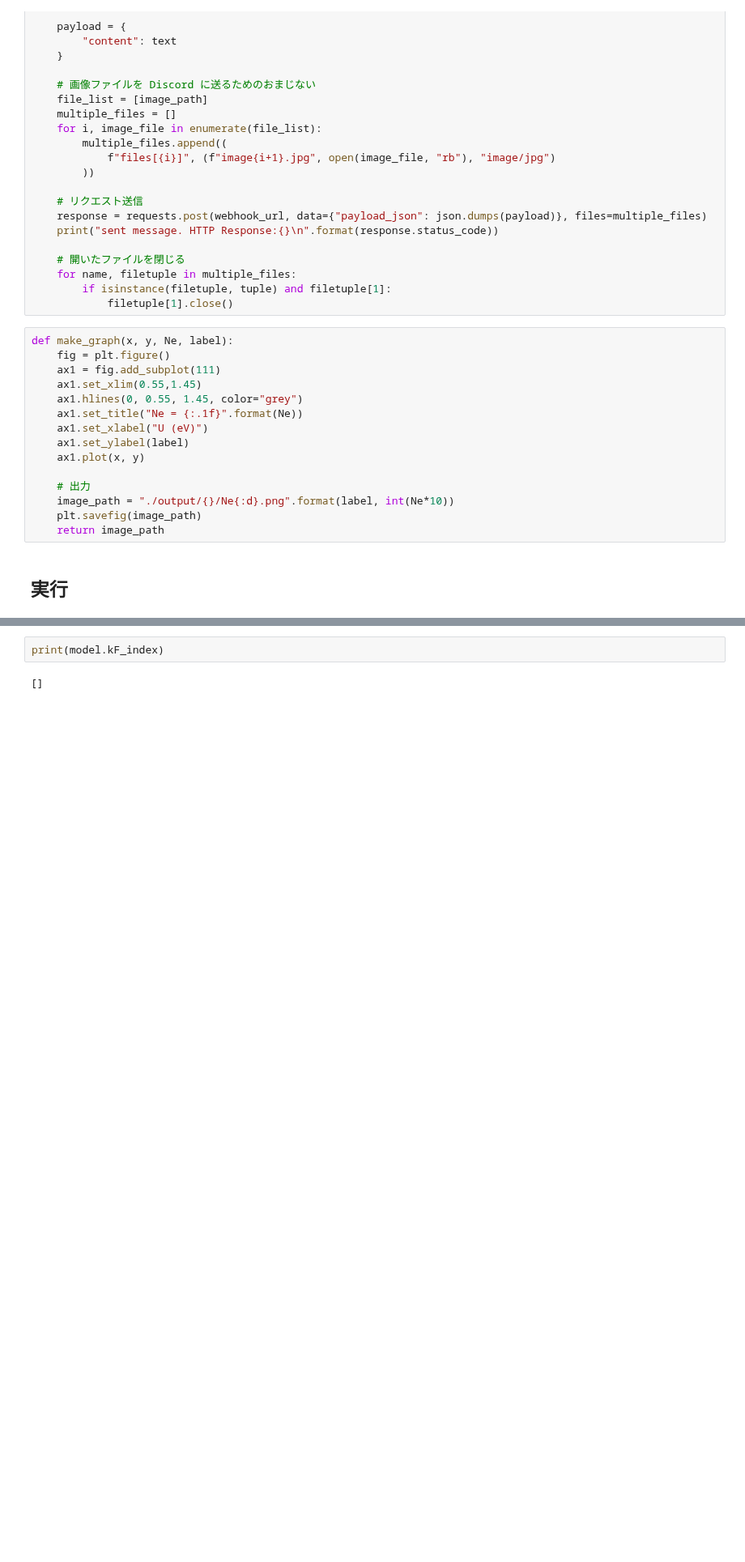
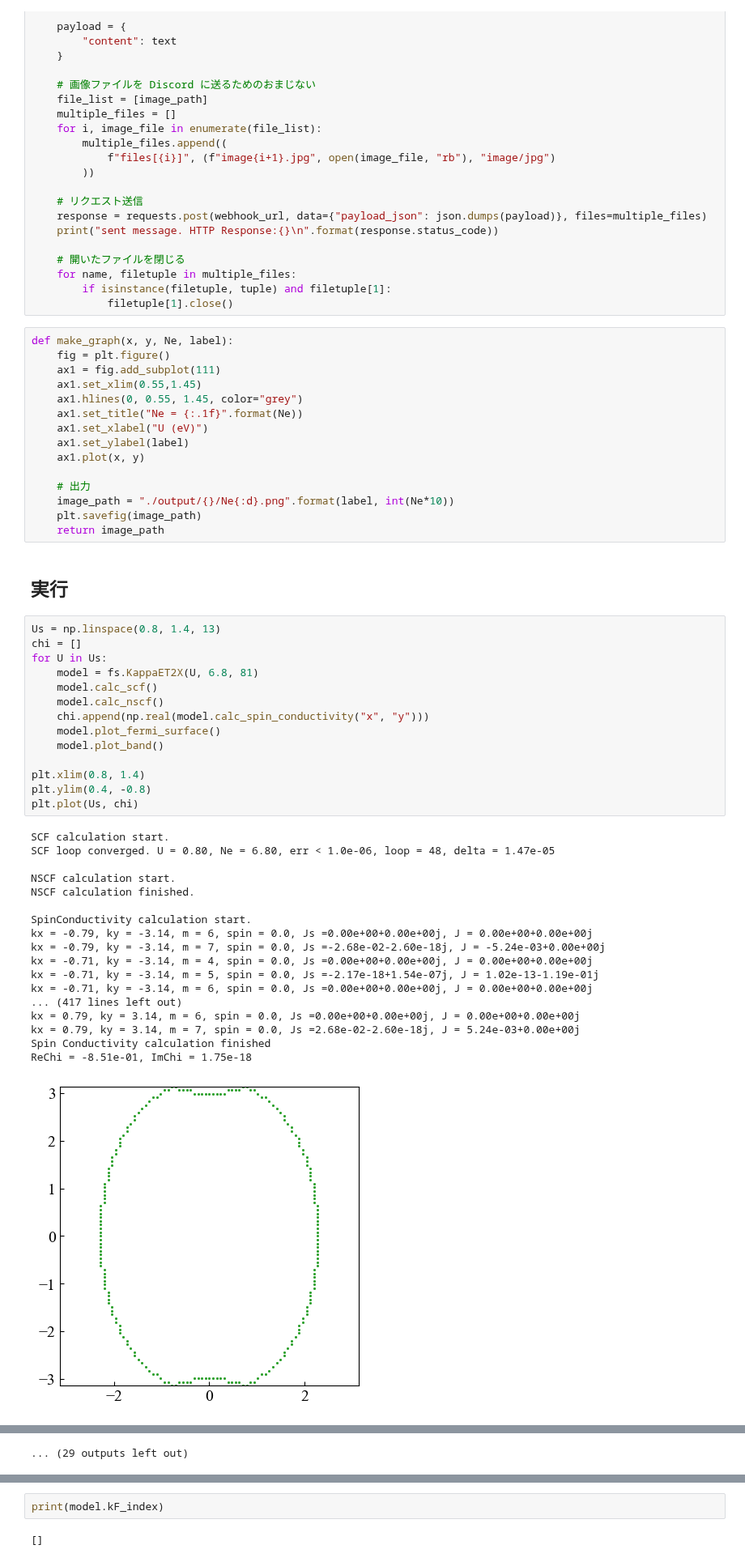
Before and after one commit to xiang-gong3944/----, a Jupyter notebook: 2024_09_25_AlterMagnet1/kappaET2_band_py.ipynb, the cells around one changed output, grey strips where cells are left out. Shown at 81% size. Cells and saved outputs as stored; diff of their text form; blank space fills up the shorter version.

```diff
--- a/2024_09_25_AlterMagnet1/kappaET2_band_py.ipynb
+++ b/2024_09_25_AlterMagnet1/kappaET2_band_py.ipynb
@@ -520,3 +523,36 @@ def make_graph(x, y, Ne, label):
     return image_path
 # %% [markdown]
 ## 実行
+# %%
+Us = np.linspace(0.8, 1.4, 13)
+chi = []
+for U in Us:
+    model = fs.KappaET2X(U, 6.8, 81)
+    model.calc_scf()
+    model.calc_nscf()
+    chi.append(np.real(model.calc_spin_conductivity("x", "y")))
+    model.plot_fermi_surface()
+    model.plot_band()
+
+plt.xlim(0.8, 1.4)
+plt.ylim(0.4, -0.8)
+plt.plot(Us, chi)
+# %% [output]
+SCF calculation start.
+SCF loop converged. U = 0.80, Ne = 6.80, err < 1.0e-06, loop = 48, delta = 1.47e-05
+
+NSCF calculation start.
+NSCF calculation finished.
+
+SpinConductivity calculation start.
+kx = -0.79, ky = -3.14, m = 6, spin = 0.0, Js =0.00e+00+0.00e+00j, J = 0.00e+00+0.00e+00j
+kx = -0.79, ky = -3.14, m = 7, spin = 0.0, Js =-2.68e-02-2.60e-18j, J = -5.24e-03+0.00e+00j
+kx = -0.71, ky = -3.14, m = 4, spin = 0.0, Js =0.00e+00+0.00e+00j, J = 0.00e+00+0.00e+00j
+kx = -0.71, ky = -3.14, m = 5, spin = 0.0, Js =-2.17e-18+1.54e-07j, J = 1.02e-13-1.19e-01j
+kx = -0.71, ky = -3.14, m = 6, spin = 0.0, Js =0.00e+00+0.00e+00j, J = 0.00e+00+0.00e+00j
+... (417 lines left out)
+kx = 0.79, ky = 3.14, m = 6, spin = 0.0, Js =0.00e+00+0.00e+00j, J = 0.00e+00+0.00e+00j
+kx = 0.79, ky = 3.14, m = 7, spin = 0.0, Js =2.68e-02-2.60e-18j, J = 5.24e-03+0.00e+00j
+Spin Conductivity calculation finished
+ReChi = -8.51e-01, ImChi = 1.75e-18
+[figure, added]
@@ -523 +617,2 @@ def make_graph(x, y, Ne, label):
+... (29 outputs left out)
 # %%
```
Also changed, not shown: parts of 3 cells of this notebook, 23 other files.
